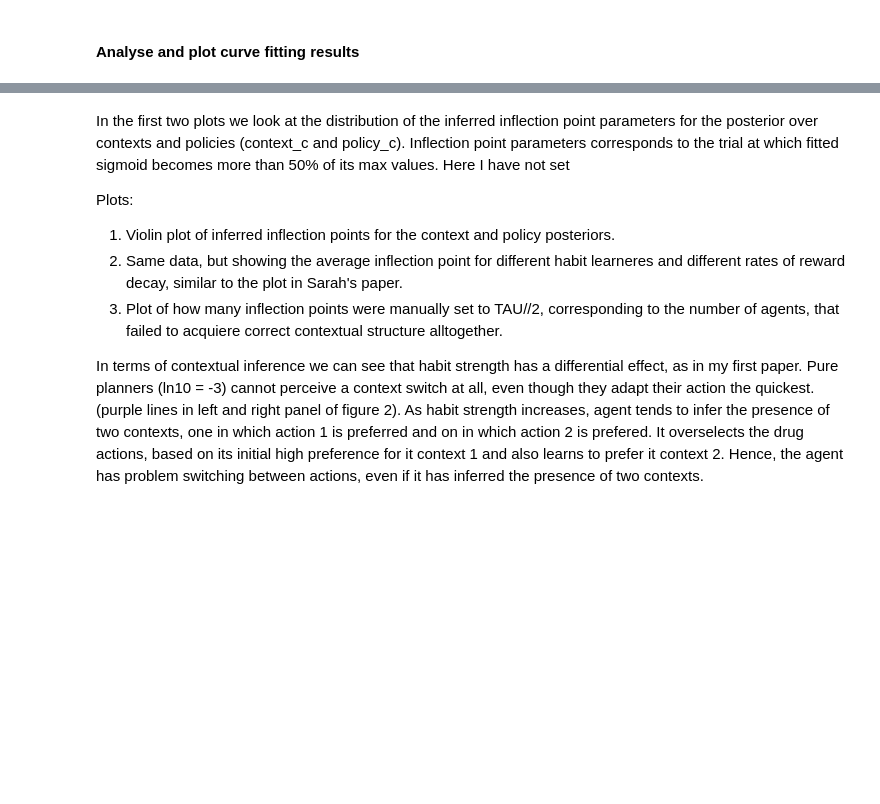
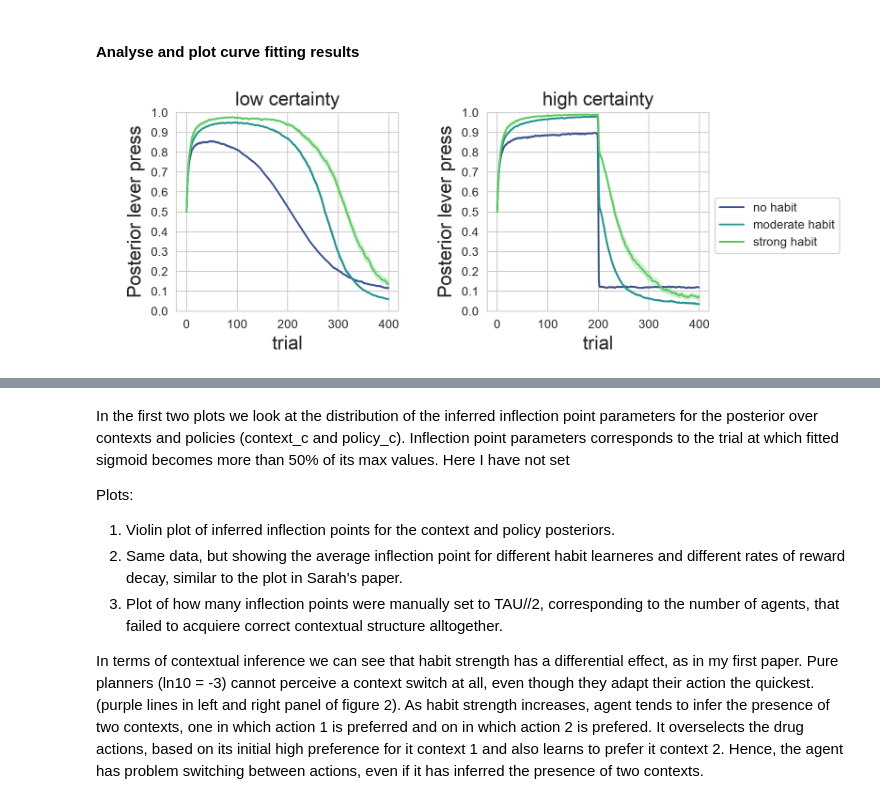
Before and after one commit to SIHranova/ContextualSUD, a Jupyter notebook: notebooks/3_devaluation.ipynb, the cells around one changed output, grey strips where cells are left out. Saved outputs shown, nothing was run; the diff lists cells and outputs as text; code cells hidden in the pictures; blank space fills up the shorter version.

```diff
--- a/notebooks/3_devaluation.ipynb
+++ b/notebooks/3_devaluation.ipynb
@@ -1509,2 +1105,86 @@ KeyboardInterrupt:
 # %% [markdown]
 #### Analyse and plot curve fitting results
+# %%
+df_long = pd.read_csv(name+"_long.csv")
+
+K = len(env_order)
+
+plot_df = df_long.set_index(["h","environment_type","run","tau","t"])
+
+
+"""      Policy posterior        """
+plt.figure(figsize=(8,3),dpi=dpi)
+for ki, k in enumerate(env_order):
+
+	plt.subplot(1,K,ki+1)
+	g = sns.lineplot(data=plot_df.loc[:,k,:,:,0].reset_index(), x = "tau", y="posterior_pi0", hue="h", errorbar="se", palette="viridis", hue_order=h_order)
+	g.set_ylabel("\nPosterior lever press", fontsize=16)
+	g.set_xlabel("trial",fontsize=16)
+	g.set_title(env_order[ki], fontsize=16)
+	g.set_ylim([0,1])
+	g.yaxis.set_major_locator(ticker.MultipleLocator(base=0.1))
+	if ki == len(env_order)-1:
+		g.legend(title=None, bbox_to_anchor=(1,0.6))
+	else:
+		g.get_legend().remove()
+plt.subplots_adjust(wspace=0.4)
+
+
+"""      Context posterior       """
+# shows that the slower the change the more uncertain the environment.
+# what is my prediction for a slowly varying environment? Weak habit learners are driven purely by goal-directed value of an action.
+# They would be less exploitative but infer a context switch faster.
+# They will behave more optimally once context changes
+
+
+plt.figure(figsize=(8,3),dpi=dpi)
+for ki, k in enumerate(env_order):
+	# display(plot_df.loc[:,k,:,:,0].reset_index().head())
+	g = plt.subplot(1,K,ki+1)
+	# g.vlines(x=200,ymin=0,ymax=1, color="black",alpha=0.8)
+	sns.lineplot(data=plot_df.loc[:,k,:,:,0].reset_index(), x = "tau", y="posterior_context_c0", hue="h", errorbar="se", palette="viridis", hue_order=h_order)
+	g.set_ylabel("\nPosterior context",fontsize=16)
+	g.yaxis.set_major_locator(ticker.MultipleLocator(base=0.1))
+	g.set_xlabel("trial",fontsize=16)
+	g.set_title(env_order[ki], fontsize=16)
+	g.set_ylim([0,1])
+	if ki == len(env_order)-1:
+		g.legend(title=None, bbox_to_anchor=(1,0.6))
+	else:
+		g.get_legend().remove()
+plt.subplots_adjust(wspace=0.4)
+
+"""reward gathered pre and post optimal action changing"""
+# plot_df = df_long.query("t==1").groupby(by=["h","environment_type","run","true_context"])["reward"].sum()
+# plot_df = plot_df.reset_index().query("true_context == 0")
+# plt.figure()
+# sns.barplot(data=plot_df, x="environment_type", y="reward", hue="h", hue_order=h_order, order=env_order, palette="viridis")
+
+# plt.figure()
+# sns.barplot(data=plot_df, hue="environment_type", y="reward", x="h", hue_order=env_order, order=h_order, palette="tab10")
+# # plot_df.head()
+
+"""Executed action"""
+
+plot_df = df_long.query("t==0").groupby(by=["h","environment_type","run","true_context"])["action"].value_counts(normalize=True, dropna=False)
+plot_df = plot_df.reset_index().query("action==0")
+
+plt.figure(figsize=(8,3),dpi=dpi)
+for ci, c in enumerate(plot_df.true_context.unique()):
+	# display(plot_df.loc[:,k,:,:,0].reset_index().head())
+	plt.subplot(1,plot_df.true_context.unique().size,ci+1)
+	g = sns.barplot(data=plot_df.query(f"true_context =={ci}"), x="environment_type", order=env_order, y="proportion", hue="h", hue_order=h_order, palette="viridis", alpha=0.8)
+	g = sns.stripplot(data=plot_df.query(f"true_context =={ci}"), x="environment_type", order=env_order, y="proportion", hue="h", hue_order=h_order, palette="viridis", dodge=True, s=1.5)
+	g.set_xlabel(None)
+	g.set_ylabel("Lever press execution", fontsize=16)
+	g.legend(title=None)
+	g.set_ylim([0,1.05])
+	g.xaxis.set_ticklabels(labels=[label.replace(" ","\n") for label in env_order], fontsize=16)
+
+	if ci == len(env_order)-1:
+		g.legend(title=None, bbox_to_anchor=(1,0.6))
+	else:
+		g.get_legend().remove()
+plt.subplots_adjust(wspace=0.4)
+# %% [output]
+[figure, added]
```
Also changed, not shown: parts of 11 cells of this notebook, 3 other files.
